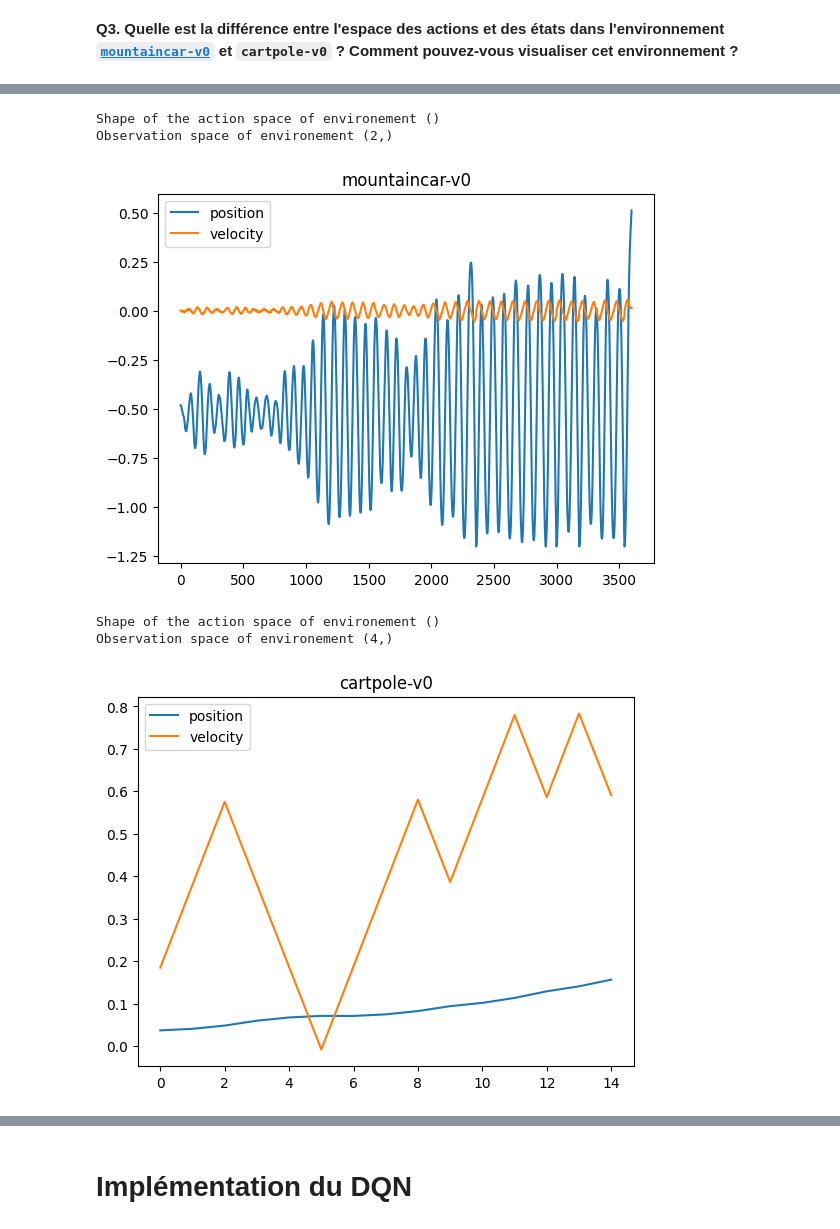
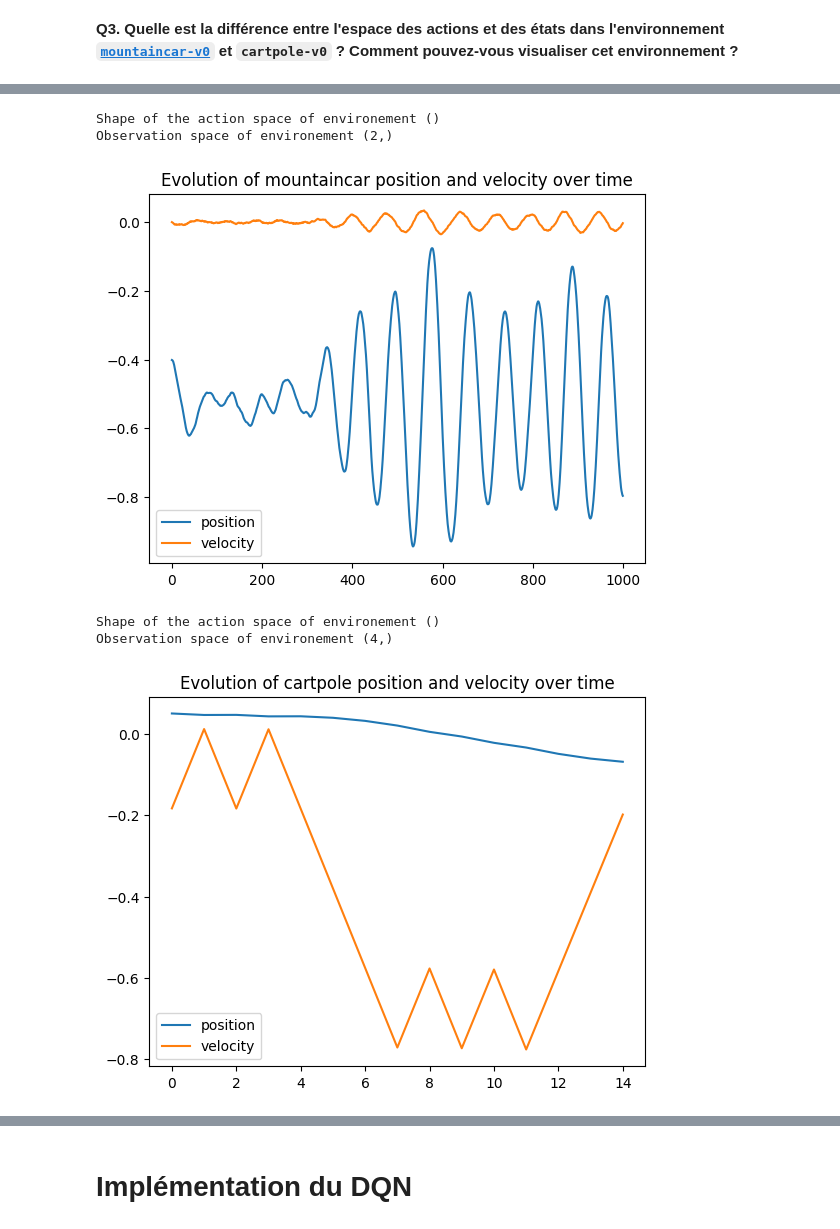
Before and after one commit to SCIA-Premium/RELE, a Jupyter notebook: tp5/tp5-dqn.ipynb, the cells around one changed output, grey strips where cells are left out. Cells and saved outputs as stored; diff of their text form; code cells hidden in the pictures.

```diff
--- a/tp5/tp5-dqn.ipynb
+++ b/tp5/tp5-dqn.ipynb
@@ -106,44 +105,44 @@ def visualize(env, title):
     state_history = []
 
     # define the number of steps to run the simulation for
-    num_steps = 10000
+    num_steps = 1000
 
     # run the simulation for the specified number of steps
     for step in range(num_steps):
         # choose a random action
         action = env.action_space.sample()
 
         # take a step in the environment using the chosen action
         state, reward, done, info, _ = env.step(action)
 
         # add the new state to the state history
         state_history.append(state)
 
         # check if the simulation is done
         if done:
             break
 
     # extract the position and velocity data from the state history
     positions = [s[0] for s in state_history]
     velocities = [s[1] for s in state_history]
 
     # plot the position and velocity data
     plt.plot(positions, label='position')
     plt.plot(velocities, label='velocity')
     plt.legend()
-    plt.title(title)
+    plt.title(f"Evolution of {title} position and velocity over time")
     plt.show()
 
 mountaincar = gym.make("MountainCar-v0")
-visualize(mountaincar, "mountaincar-v0")
+visualize(mountaincar, "mountaincar")
 
 
 cartpole = gym.make("CartPole-v0", render_mode="rgb_array")
-visualize(cartpole, "cartpole-v0")
+visualize(cartpole, "cartpole")
 # %% [output]
 Shape of the action space of environement ()
 Observation space of environement (2,)
-[figure, old version]
+[figure, new version]
 Shape of the action space of environement ()
 Observation space of environement (4,)
-[figure, old version]
+[figure, new version]
```
Also changed, not shown: parts of 8 cells of this notebook.
